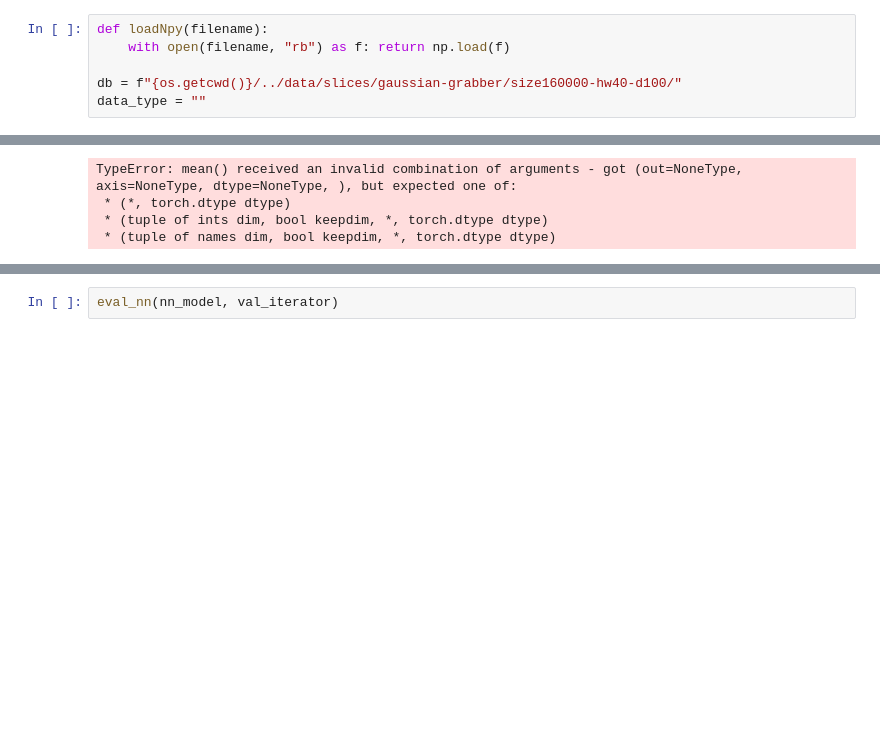
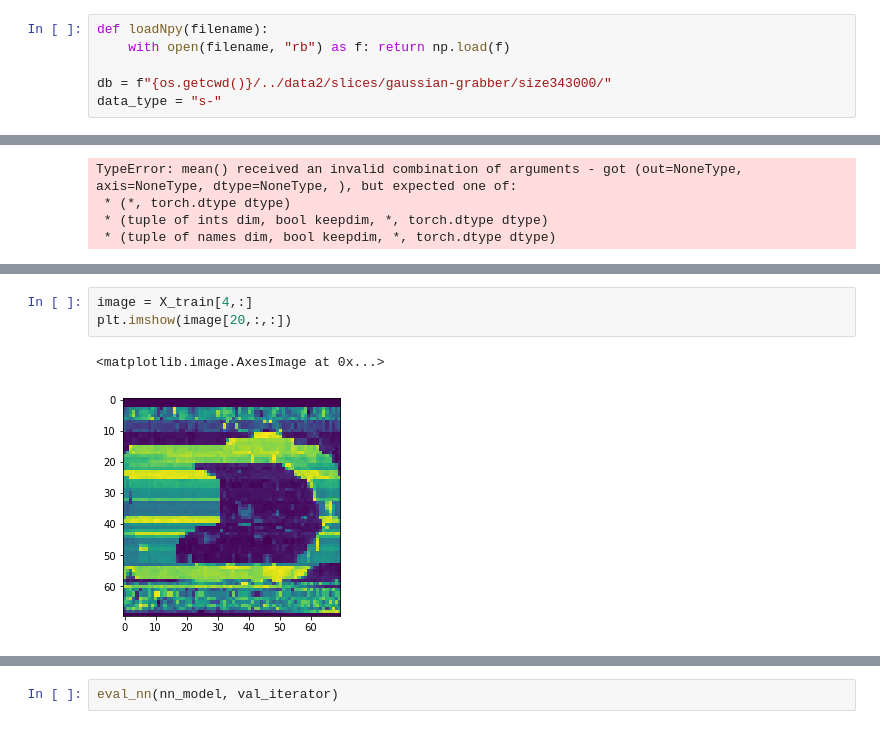
Before and after one commit to hwixley/ctscan-covid19-severity-detection, a Jupyter notebook: deep-learning.ipynb, the cells around one changed output, grey strips where cells are left out. Saved outputs shown, nothing was run; the diff lists cells and outputs as text; blank space fills up the shorter version.

```diff
--- a/deep-learning.ipynb
+++ b/deep-learning.ipynb
@@ -29,7 +29,7 @@ device = torch.device('cuda' if torch.cuda.is_available() else 'cpu')
 def loadNpy(filename):
     with open(filename, "rb") as f: return np.load(f)
 
-db = f"{os.getcwd()}/../data/slices/gaussian-grabber/size160000-hw40-d100/"
-data_type = ""
+db = f"{os.getcwd()}/../data2/slices/gaussian-grabber/size343000/"
+data_type = "s-"
 # %%
 X_train, X_val, X_test = loadNpy(db + f"X_train.npy"), loadNpy(db + f"X_val.npy"), loadNpy(db + f"X_test.npy")
@@ -80,0 +81,6 @@ np.mean(y_test)
+# %%
+image = X_train[4,:]
+plt.imshow(image[20,:,:])
+# %% [output]
+<matplotlib.image.AxesImage at 0x...>
+[figure, added]
```
Also changed, not shown: parts of 18 cells of this notebook, 2 other files.
